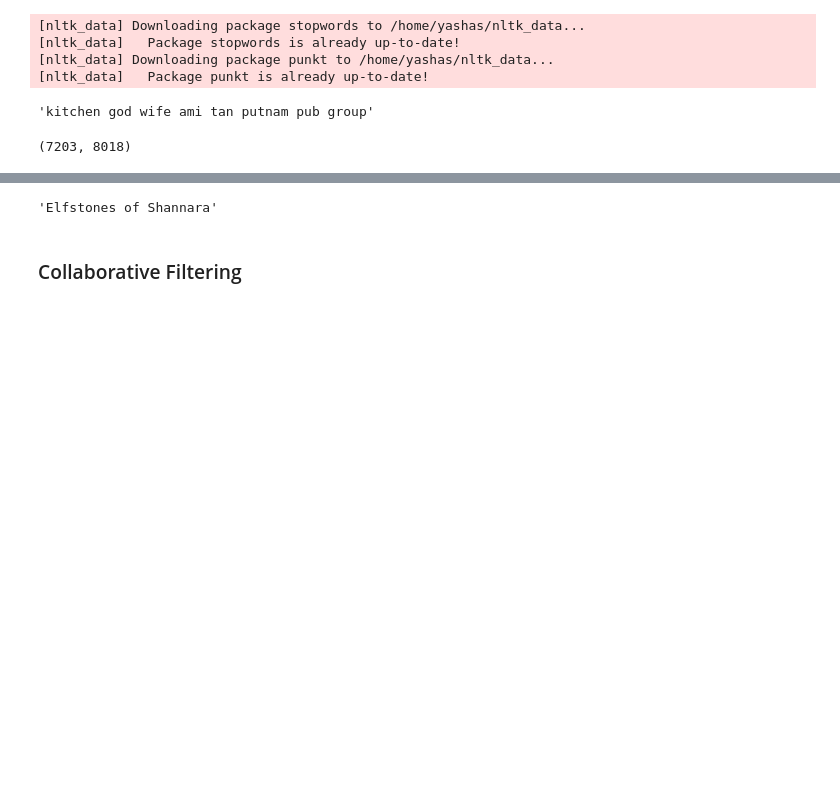
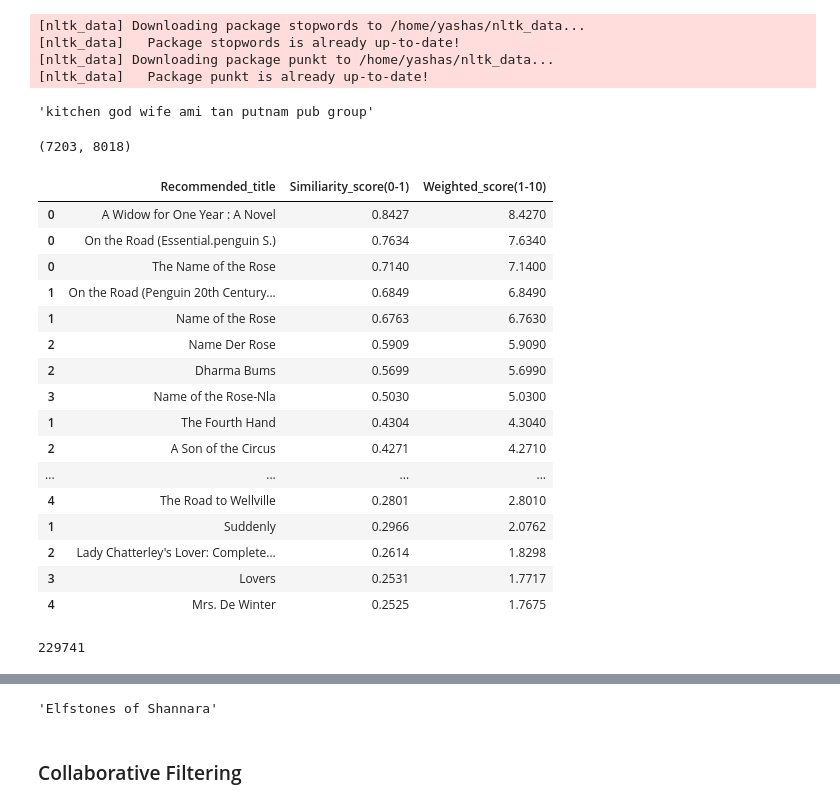
Before and after one commit to Yashas-153/Personalized_Book_Recommendation_System, a Jupyter notebook: bookrecom-ipynb.ipynb, the cells around one changed output, grey strips where cells are left out. Cells and saved outputs as stored; diff of their text form; code cells hidden in the pictures; blank space fills up the shorter version.

```diff
--- a/bookrecom-ipynb.ipynb
+++ b/bookrecom-ipynb.ipynb
@@ -318,3 +317,64 @@ tfidf_mat.shape
 from sklearn.metrics.pairwise import cosine_similarity
 cosine_sim = cosine_similarity(tfidf_mat) #applying cosine similarity to tfidf_matrix
 programme_list=books_data['Title'].to_list() #creating list of movies and tv shows
+# %%
+ratings_with_name = books.merge(ratings,on = "ISBN").drop(["Author","Year","Publisher","Image_URL_M","Image_URL_L"],axis = 1)
+# %%
+prev_read_books = ratings_with_name[ratings_with_name["User-ID"] == 277427].groupby("Title").sum().sort_values("Book-Rating",
+        ascending = False).reset_index()["Title"].values
+# %%
+def recommend_from_past_pref_by_name(user_id,ratings_with_name):
+    prev_read_books = ratings_with_name[ratings_with_name["User-ID"] == user_id].groupby("Title").sum().sort_values("Book-Rating",
+        ascending = False).reset_index()["Title"]
+    top = min(len(prev_read_books),15)
+    prev_read_books = prev_read_books[:top]
+    top_recom_books = pd.DataFrame(columns = ['Recommended_title', 'Similiarity_score(0-1)','Weighted_score(1-10)'])
+    for book_read in prev_read_books:
+        index = -1
+        try:
+            index = programme_list.index(book_read)         #finds the index of the input title in the programme_list.
+        except ValueError:
+            continue
+        if index == -1:
+            new_vec = tfidf_mat.fit_transform(book_read)
+        sim_score = list(enumerate(cosine_sim[index])) #creates a list of tuples containing the similarity score and index of the input title and all other programmes in the dataset.
+
+        #position 0 is the movie itself, thus exclude
+        sim_score = sorted(sim_score, key= lambda x: x[1], reverse=True)[1:6]  #sorts the list of tuples by similarity score in descending order.
+        recommend_index = [i[0] for i in sim_score]  #selecting index of recommended movies
+        rec_books = books_data['Title'].iloc[recommend_index]
+        rec_scores = [round(i[1],4) for i in sim_score]
+
+        weighted_ratings = []
+        for rec_score, rec_book in zip(rec_scores, rec_books):
+            user_rating = ratings_with_name[(ratings_with_name["User-ID"] == user_id) & (ratings_with_name["Title"] == book_read)]["Book-Rating"].values
+            if len(user_rating) > 0:
+                weighted_ratings.append(rec_score * user_rating[0])
+            else:
+                weighted_ratings.append(0)
+
+        df = pd.DataFrame(list(zip(rec_books,rec_scores, weighted_ratings)), columns=['Recommended_title', 'Similiarity_score(0-1)','Weighted_score(1-10)'])
+        top_recom_books = pd.concat([top_recom_books,df])
+
+    return top_recom_books.sort_values("Weighted_score(1-10)",ascending=False)
+
+ans = recommend_from_past_pref_by_name(23902,ratings_with_name)
+ans
+# %% [output]
+|  | Recommended_title | Similiarity_score(0-1) | Weighted_score(1-10) |
+| 0 | A Widow for One Year : A Novel | 0.8427 | 8.4270 |
+| 0 | On the Road (Essential.penguin S.) | 0.7634 | 7.6340 |
+| 0 | The Name of the Rose | 0.7140 | 7.1400 |
+| 1 | On the Road (Penguin 20th Century... | 0.6849 | 6.8490 |
+| 1 | Name of the Rose | 0.6763 | 6.7630 |
+| 2 | Name Der Rose | 0.5909 | 5.9090 |
+| 2 | Dharma Bums | 0.5699 | 5.6990 |
+| 3 | Name of the Rose-Nla | 0.5030 | 5.0300 |
+| 1 | The Fourth Hand | 0.4304 | 4.3040 |
+| 2 | A Son of the Circus | 0.4271 | 4.2710 |
+| ... | ... | ... | ... |
+| 4 | The Road to Wellville | 0.2801 | 2.8010 |
+| 1 | Suddenly | 0.2966 | 2.0762 |
+| 2 | Lady Chatterley's Lover: Complete... | 0.2614 | 1.8298 |
+| 3 | Lovers | 0.2531 | 1.7717 |
+| 4 | Mrs. De Winter | 0.2525 | 1.7675 |
@@ -320,0 +419,4 @@ programme_list=books_data['Title'].to_list() #creating list of movies and tv sho
+# %%
+users_pt.index[655]
+# %% [output]
+229741
```
Also changed, not shown: parts of 19 cells of this notebook, 5 other files.
